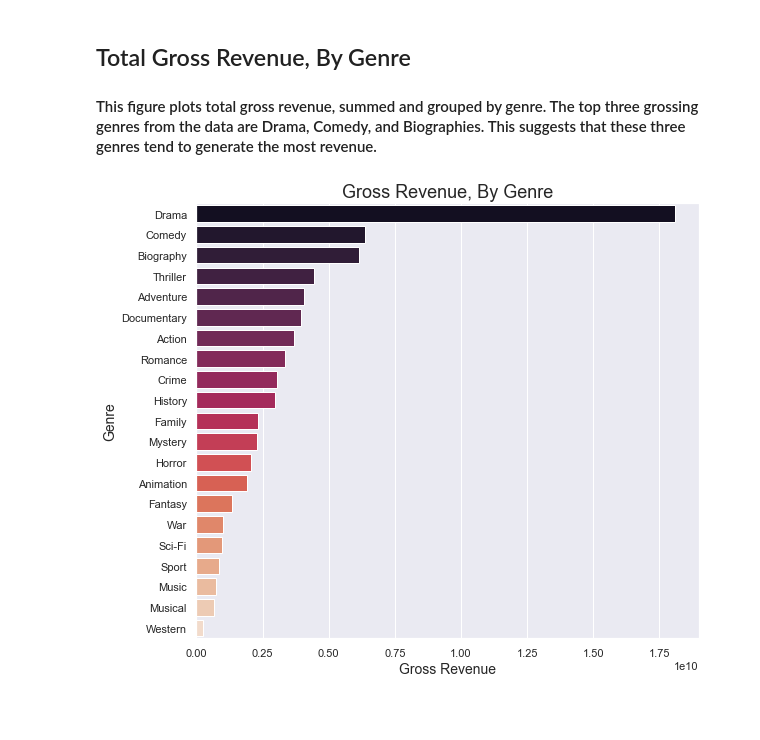
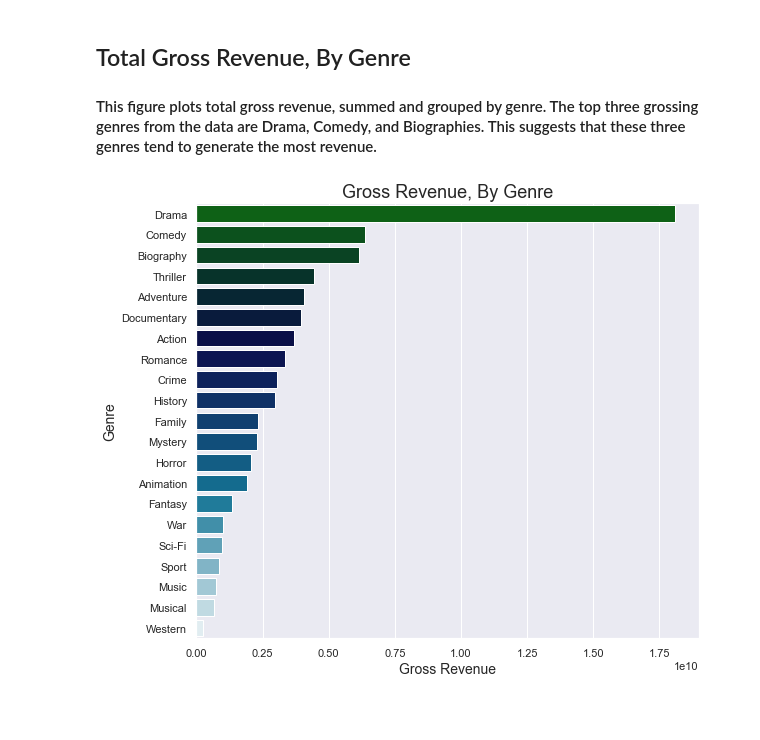
Before and after one commit to khyateed/Movie-Data-Analysis, a Jupyter notebook: student.ipynb, the cells around one changed output. Saved outputs shown, nothing was run; the diff lists cells and outputs as text; code cells hidden in the pictures.

```diff
--- a/student.ipynb
+++ b/student.ipynb
@@ -212,13 +212,13 @@ sns.boxplot(data=gross, x='total_gross');
 # %%
 genre_gross = gross.groupby(['genres'])['total_gross'].sum().reset_index().sort_values('total_gross', ascending=False)
 
 sns.set(rc={'figure.figsize':(9,8)})
-plot = sns.barplot('total_gross','genres' , data = genre_gross, order= genre_gross['genres'], palette='rocket');
+plot = sns.barplot('total_gross','genres' , data = genre_gross, order= genre_gross['genres'], palette='ocean');
 plot.set_title('Gross Revenue, By Genre',fontsize=18);
 plt.xlabel('Gross Revenue', fontsize=14);
 plt.ylabel('Genre', fontsize=14);
 # %% [output]
-[figure, old version]
+[figure, new version]
 # %% [markdown]
 <br>
 # %% [markdown]
```
Also changed, not shown: parts of 9 cells of this notebook.
